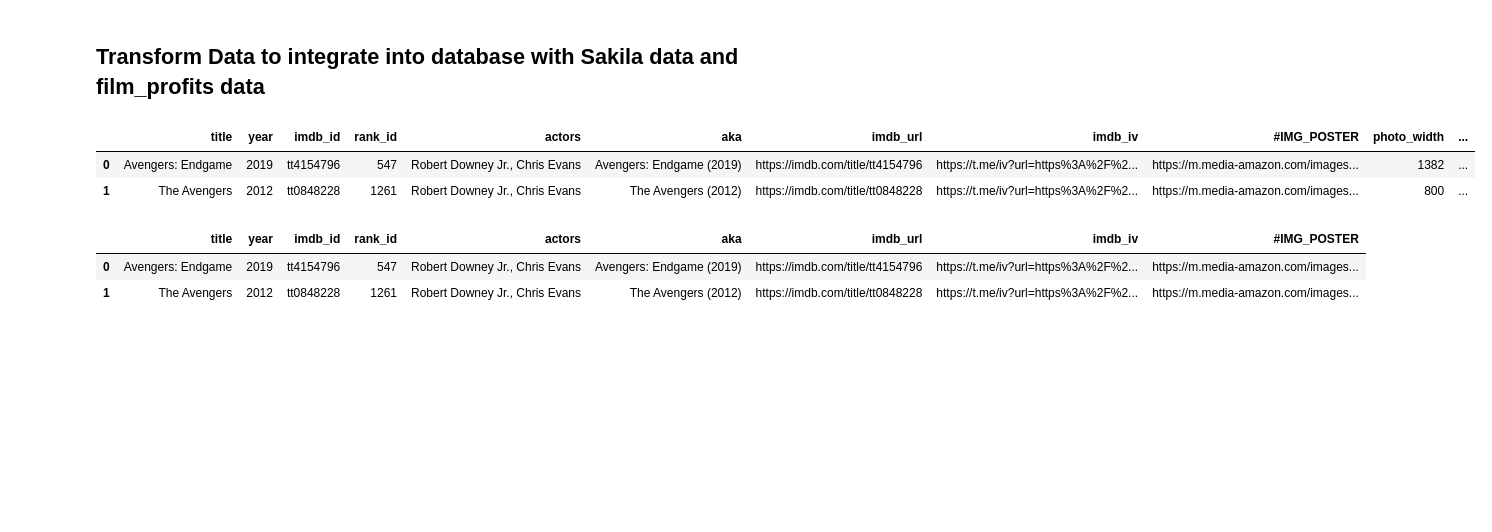
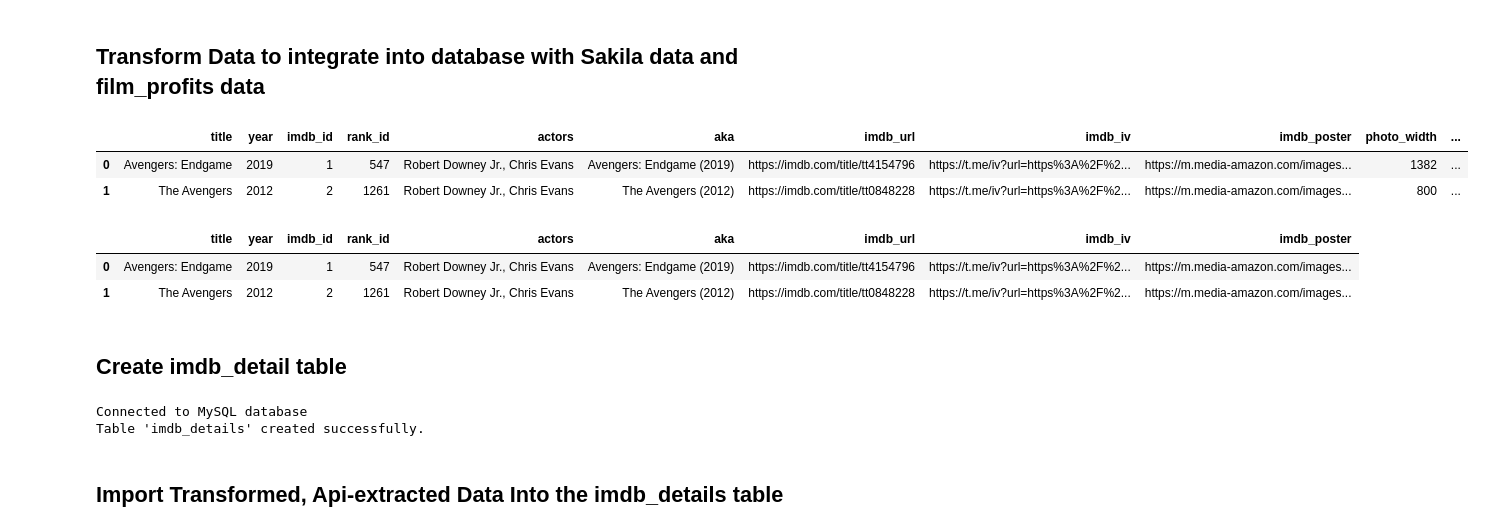
Before and after one commit to aniishap/ds2002, a Jupyter notebook: Data_Project_1.ipynb, the cells around one changed output. Cells and saved outputs as stored; diff of their text form; code cells hidden in the pictures; blank space fills up the shorter version.

```diff
--- a/Data_Project_1.ipynb
+++ b/Data_Project_1.ipynb
@@ -819,19 +842,22 @@ api_extract.head(2)
 # %%
 api_extract = api_extract.rename(columns={'#TITLE': 'title'})
 api_extract = api_extract.rename(columns={'#YEAR': 'year'})
 api_extract = api_extract.rename(columns={'#IMDB_ID': 'imdb_id'})
 api_extract = api_extract.rename(columns={'#RANK': 'rank_id'})
 api_extract = api_extract.rename(columns={'#ACTORS': 'actors'})
 api_extract = api_extract.rename(columns={'#AKA': 'aka'})
 api_extract = api_extract.rename(columns={'#IMDB_URL': 'imdb_url'})
 api_extract = api_extract.rename(columns={'#IMDB_IV': 'imdb_iv'})
 api_extract = api_extract.rename(columns={'#IMDB_IV': 'imdb_iv'})
-api_extract = api_extract.rename(columns={'#IMDB_POSTER': 'imdb_poster'})
+api_extract = api_extract.rename(columns={'#IMG_POSTER': 'imdb_poster'})
+
+api_extract['imdb_id'] = range(1, len(api_extract) + 1)
+
 api_extract.head(2)
 # %% [output]
-|  | title | year | imdb_id | rank_id | actors | aka | imdb_url | imdb_iv | #IMG_POSTER | photo_width | ... |
-| 0 | Avengers: Endgame | 2019 | tt4154796 | 547 | Robert Downey Jr., Chris Evans | Avengers: Endgame (2019) | https://imdb.com/title/tt4154796 | https://t.me/iv?url=https%3A%2F%2... | https://m.media-amazon.com/images... | 1382 | ... |
-| 1 | The Avengers | 2012 | tt0848228 | 1261 | Robert Downey Jr., Chris Evans | The Avengers (2012) | https://imdb.com/title/tt0848228 | https://t.me/iv?url=https%3A%2F%2... | https://m.media-amazon.com/images... | 800 | ... |
+|  | title | year | imdb_id | rank_id | actors | aka | imdb_url | imdb_iv | imdb_poster | photo_width | ... |
+| 0 | Avengers: Endgame | 2019 | 1 | 547 | Robert Downey Jr., Chris Evans | Avengers: Endgame (2019) | https://imdb.com/title/tt4154796 | https://t.me/iv?url=https%3A%2F%2... | https://m.media-amazon.com/images... | 1382 | ... |
+| 1 | The Avengers | 2012 | 2 | 1261 | Robert Downey Jr., Chris Evans | The Avengers (2012) | https://imdb.com/title/tt0848228 | https://t.me/iv?url=https%3A%2F%2... | https://m.media-amazon.com/images... | 800 | ... |
 # %%
 # drop unnecessary columns
 
@@ -839,6 +865,48 @@ api_extract.head(2)
 api_data = api_extract.drop(columns=['photo_width', 'photo_height'])
 api_data.head(2)
 # %% [output]
-|  | title | year | imdb_id | rank_id | actors | aka | imdb_url | imdb_iv | #IMG_POSTER |
-| 0 | Avengers: Endgame | 2019 | tt4154796 | 547 | Robert Downey Jr., Chris Evans | Avengers: Endgame (2019) | https://imdb.com/title/tt4154796 | https://t.me/iv?url=https%3A%2F%2... | https://m.media-amazon.com/images... |
-| 1 | The Avengers | 2012 | tt0848228 | 1261 | Robert Downey Jr., Chris Evans | The Avengers (2012) | https://imdb.com/title/tt0848228 | https://t.me/iv?url=https%3A%2F%2... | https://m.media-amazon.com/images... |
+|  | title | year | imdb_id | rank_id | actors | aka | imdb_url | imdb_iv | imdb_poster |
+| 0 | Avengers: Endgame | 2019 | 1 | 547 | Robert Downey Jr., Chris Evans | Avengers: Endgame (2019) | https://imdb.com/title/tt4154796 | https://t.me/iv?url=https%3A%2F%2... | https://m.media-amazon.com/images... |
+| 1 | The Avengers | 2012 | 2 | 1261 | Robert Downey Jr., Chris Evans | The Avengers (2012) | https://imdb.com/title/tt0848228 | https://t.me/iv?url=https%3A%2F%2... | https://m.media-amazon.com/images... |
+# %% [markdown]
+## Create imdb_detail table
+# %%
+try:
+    conn = mysql.connector.connect(host=host, user=user, password=password, database=database)
+    print("Connected to MySQL database")
+except mysql.connector.Error as err:
+    print("Error connecting to MySQL database:", err)
+    exit(1)
+
+if conn.is_connected():
+    cursor = conn.cursor()
+
+    create_imdbdetails_query = """
+    CREATE TABLE imdb_details (
+    title VARCHAR(255),
+    year INT,
+    imdb_id INT,
+    rank_id INT,
+    actors VARCHAR(255),
+    aka VARCHAR(255),
+    imdb_url VARCHAR(255),
+    imdb_iv VARCHAR(255),
+    imdb_poster VARCHAR(255),
+    FOREIGN KEY (imdb_id) REFERENCES film_profits(imdb_id)
+
+    )
+    """
+
+    try:
+        cursor.execute(create_imdbdetails_query)
+        print("Table 'imdb_details' created successfully.")
+    except mysql.connector.Error as err:
+        print(f"Failed to create table: {err}")
+    finally:
+        cursor.close()
+        conn.close()
+# %% [output]
+Connected to MySQL database
+Table 'imdb_details' created successfully.
+# %% [markdown]
+## Import Transformed, Api-extracted Data Into the imdb_details table
```
Also changed, not shown: parts of 7 cells of this notebook.
